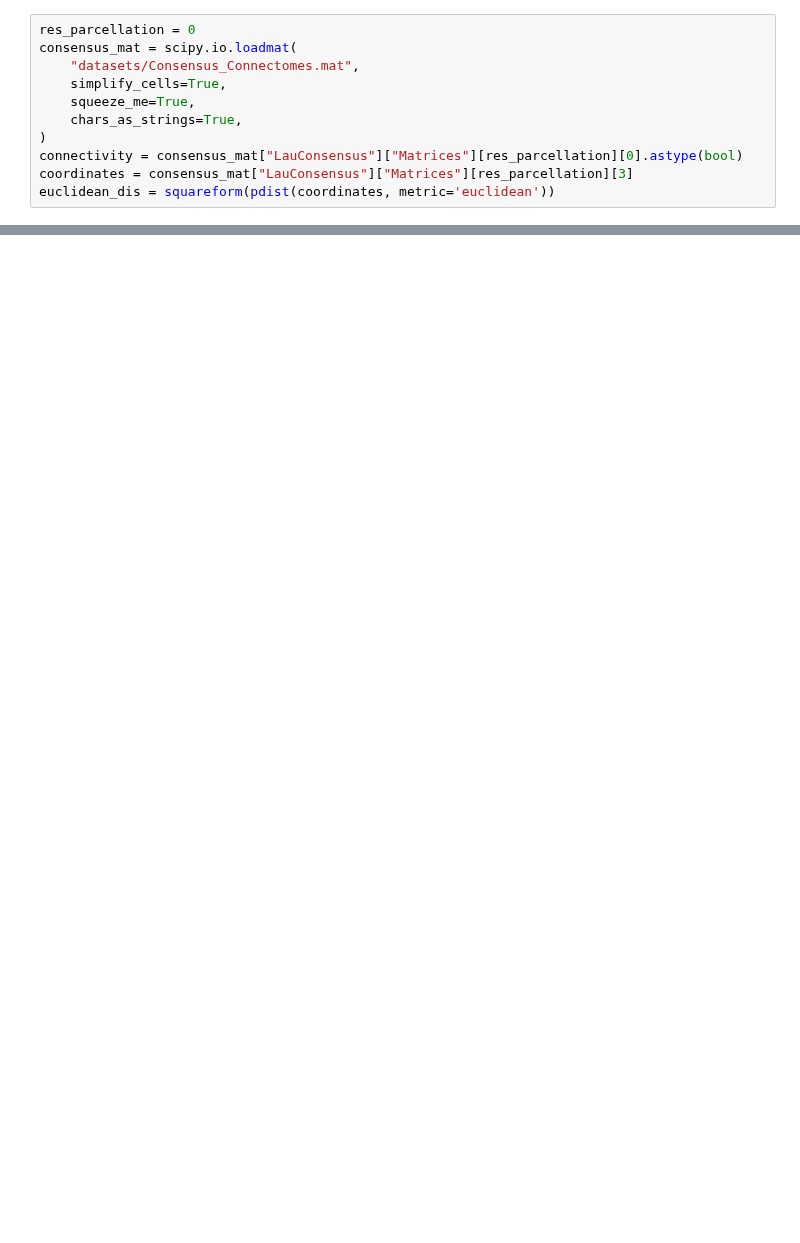
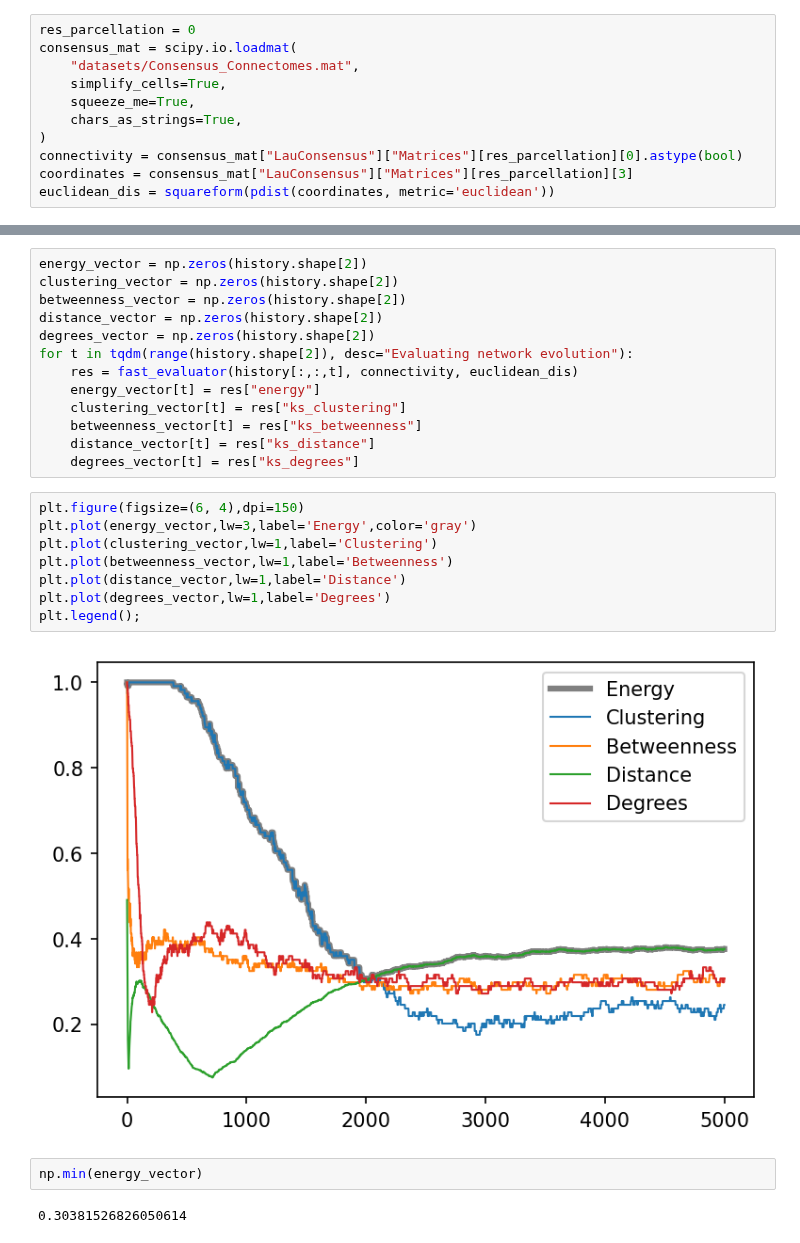
Before and after one commit to kuffmode/Optimal_networks, a Jupyter notebook: generative_analysis.ipynb, the cells around one changed output, grey strips where cells are left out. Drawn from its saved outputs; the diff is of its cells as text; blank space fills up the shorter version.

```diff
--- a/generative_analysis.ipynb
+++ b/generative_analysis.ipynb
@@ -74,0 +131,27 @@ history = gen.simulate_network_evolution(
+# %%
+energy_vector = np.zeros(history.shape[2])
+clustering_vector = np.zeros(history.shape[2])
+betweenness_vector = np.zeros(history.shape[2])
+distance_vector = np.zeros(history.shape[2])
+degrees_vector = np.zeros(history.shape[2])
+for t in tqdm(range(history.shape[2]), desc="Evaluating network evolution"):
+    res = fast_evaluator(history[:,:,t], connectivity, euclidean_dis)
+    energy_vector[t] = res["energy"]
+    clustering_vector[t] = res["ks_clustering"]
+    betweenness_vector[t] = res["ks_betweenness"]
+    distance_vector[t] = res["ks_distance"]
+    degrees_vector[t] = res["ks_degrees"]
+# %%
+plt.figure(figsize=(6, 4),dpi=150)
+plt.plot(energy_vector,lw=3,label='Energy',color='gray')
+plt.plot(clustering_vector,lw=1,label='Clustering')
+plt.plot(betweenness_vector,lw=1,label='Betweenness')
+plt.plot(distance_vector,lw=1,label='Distance')
+plt.plot(degrees_vector,lw=1,label='Degrees')
+plt.legend();
+# %% [output]
+[figure, added]
+# %%
+np.min(energy_vector)
+# %% [output]
+0.30381526826050614
```
Also changed, not shown: parts of 19 cells of this notebook, 2 other files.
